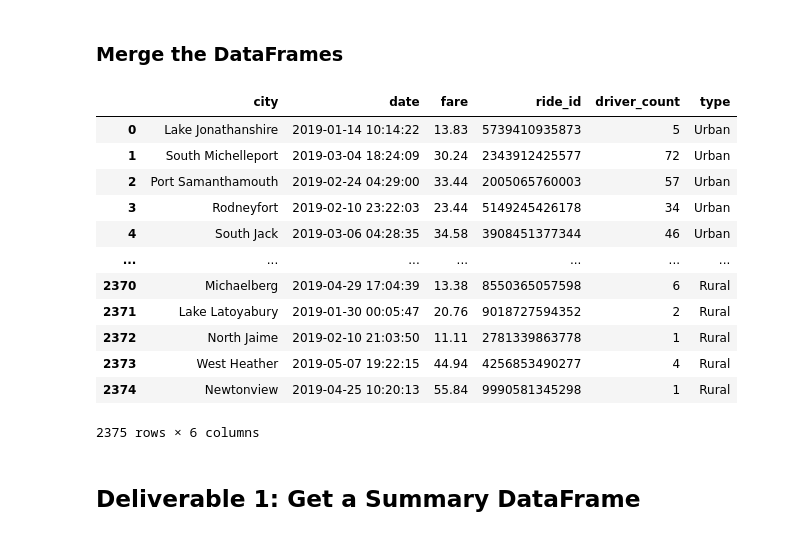
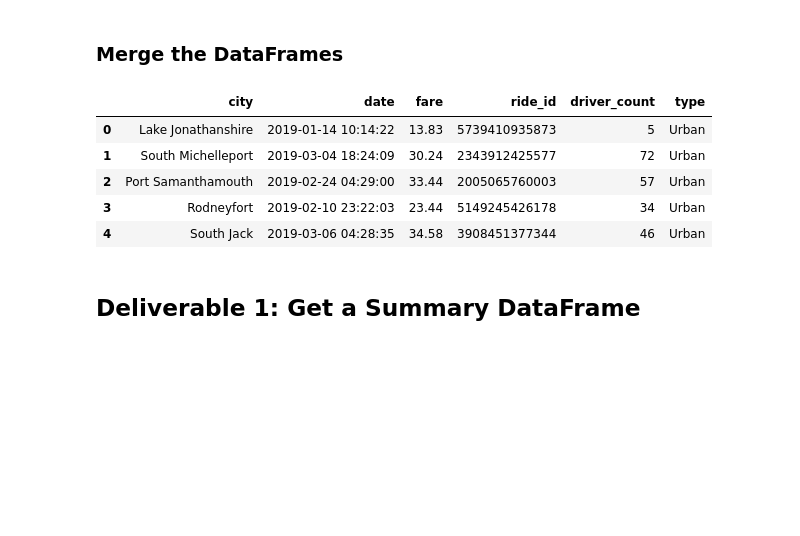
Before and after one commit to JoelS-76/PyBer_Analysis, a Jupyter notebook: PyBer_Challenge.ipynb, the cells around one changed output. Saved outputs shown, nothing was run; the diff lists cells and outputs as text; code cells hidden in the pictures; blank space fills up the shorter version.

```diff
--- a/PyBer_Challenge.ipynb
+++ b/PyBer_Challenge.ipynb
@@ -29,23 +32,16 @@ dtype: int64
 # %%
 # Combine the data into a single dataset
 pyber_data_df = pd.merge(ride_data_df, city_data_df, how="left", on=["city", "city"])
 
 # Display the data table for preview
-pyber_data_df
+pyber_data_df.head()
 # %% [output]
 |  | city | date | fare | ride_id | driver_count | type |
 | 0 | Lake Jonathanshire | 2019-01-14 10:14:22 | 13.83 | 5739410935873 | 5 | Urban |
 | 1 | South Michelleport | 2019-03-04 18:24:09 | 30.24 | 2343912425577 | 72 | Urban |
 | 2 | Port Samanthamouth | 2019-02-24 04:29:00 | 33.44 | 2005065760003 | 57 | Urban |
 | 3 | Rodneyfort | 2019-02-10 23:22:03 | 23.44 | 5149245426178 | 34 | Urban |
 | 4 | South Jack | 2019-03-06 04:28:35 | 34.58 | 3908451377344 | 46 | Urban |
-| ... | ... | ... | ... | ... | ... | ... |
-| 2370 | Michaelberg | 2019-04-29 17:04:39 | 13.38 | 8550365057598 | 6 | Rural |
-| 2371 | Lake Latoyabury | 2019-01-30 00:05:47 | 20.76 | 9018727594352 | 2 | Rural |
-| 2372 | North Jaime | 2019-02-10 21:03:50 | 11.11 | 2781339863778 | 1 | Rural |
-| 2373 | West Heather | 2019-05-07 19:22:15 | 44.94 | 4256853490277 | 4 | Rural |
-| 2374 | Newtonview | 2019-04-25 10:20:13 | 55.84 | 9990581345298 | 1 | Rural |
-2375 rows × 6 columns
 # %% [markdown]
 ## Deliverable 1: Get a Summary DataFrame
 # %%
```
Also changed, not shown: parts of 11 cells of this notebook.
